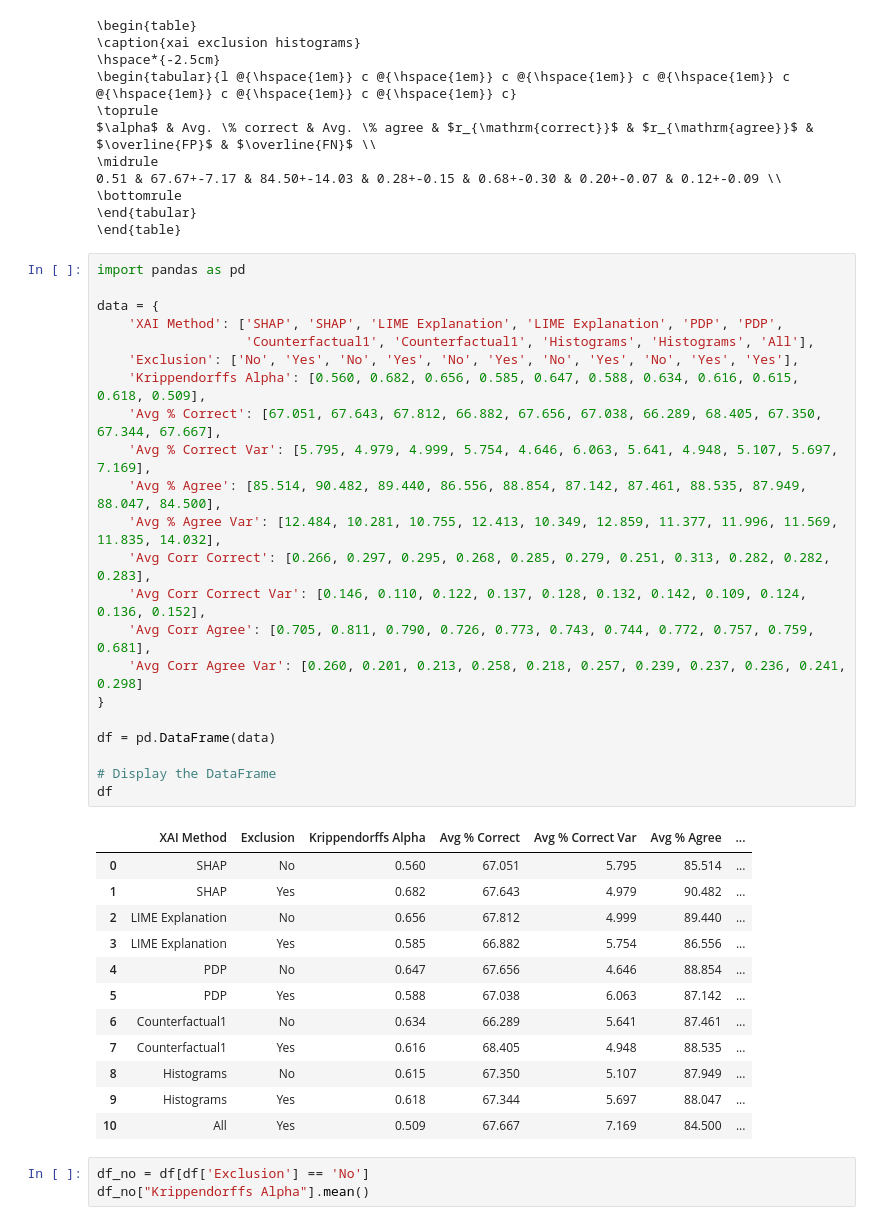
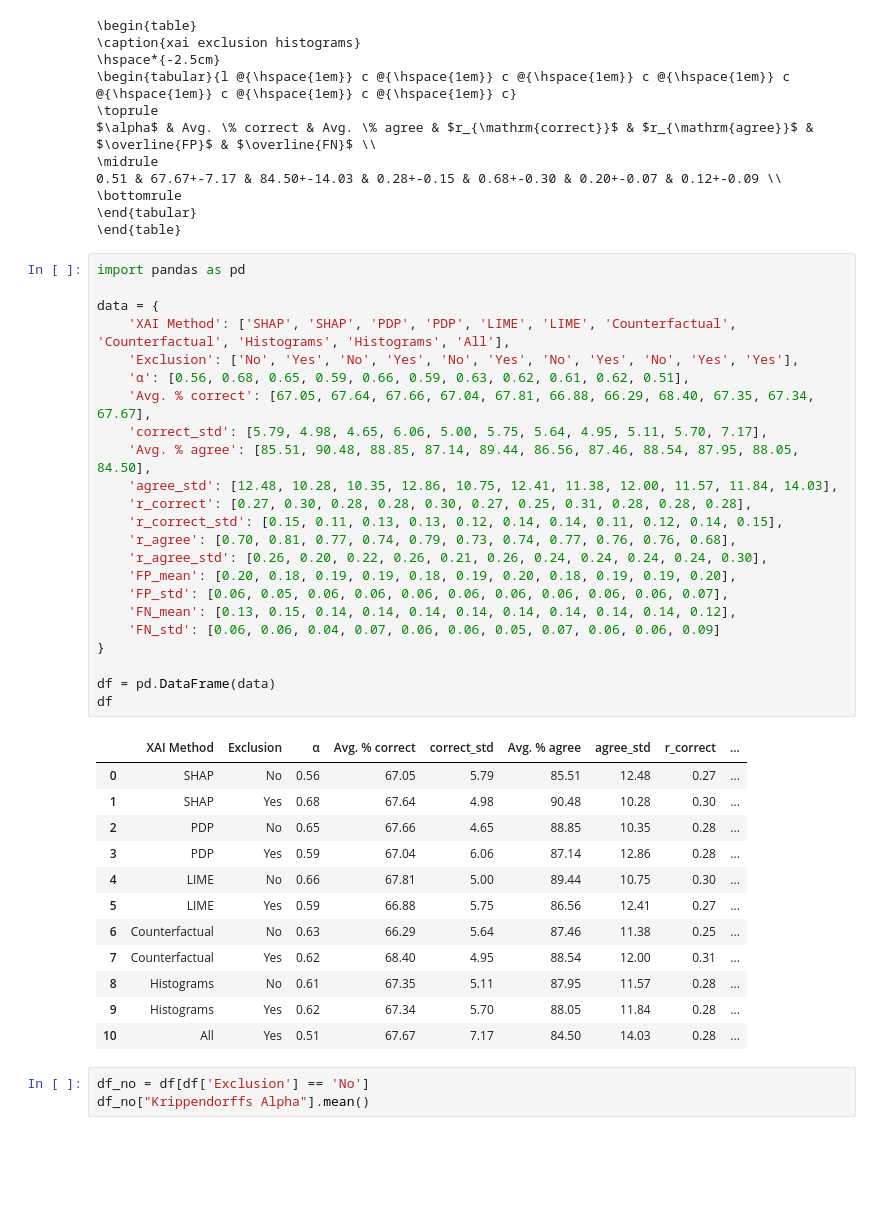
Before and after one commit to finnschwall/rixeval, a Jupyter notebook: jupyter/data_new.ipynb, the cells around one changed output. Cells and saved outputs as stored; diff of their text form; blank space fills up the shorter version.

```diff
--- a/jupyter/data_new.ipynb
+++ b/jupyter/data_new.ipynb
@@ -150,38 +150,39 @@ $\alpha$ & Avg. \% correct & Avg. \% agree & $r_{\mathrm{correct}}$ & $r_{\mathr
 # %%
 import pandas as pd
 
 data = {
-    'XAI Method': ['SHAP', 'SHAP', 'LIME Explanation', 'LIME Explanation', 'PDP', 'PDP',
-                   'Counterfactual1', 'Counterfactual1', 'Histograms', 'Histograms', 'All'],
+    'XAI Method': ['SHAP', 'SHAP', 'PDP', 'PDP', 'LIME', 'LIME', 'Counterfactual', 'Counterfactual', 'Histograms', 'Histograms', 'All'],
     'Exclusion': ['No', 'Yes', 'No', 'Yes', 'No', 'Yes', 'No', 'Yes', 'No', 'Yes', 'Yes'],
-    'Krippendorffs Alpha': [0.560, 0.682, 0.656, 0.585, 0.647, 0.588, 0.634, 0.616, 0.615, 0.618, 0.509],
-    'Avg % Correct': [67.051, 67.643, 67.812, 66.882, 67.656, 67.038, 66.289, 68.405, 67.350, 67.344, 67.667],
-    'Avg % Correct Var': [5.795, 4.979, 4.999, 5.754, 4.646, 6.063, 5.641, 4.948, 5.107, 5.697, 7.169],
-    'Avg % Agree': [85.514, 90.482, 89.440, 86.556, 88.854, 87.142, 87.461, 88.535, 87.949, 88.047, 84.500],
-    'Avg % Agree Var': [12.484, 10.281, 10.755, 12.413, 10.349, 12.859, 11.377, 11.996, 11.569, 11.835, 14.032],
-    'Avg Corr Correct': [0.266, 0.297, 0.295, 0.268, 0.285, 0.279, 0.251, 0.313, 0.282, 0.282, 0.283],
-    'Avg Corr Correct Var': [0.146, 0.110, 0.122, 0.137, 0.128, 0.132, 0.142, 0.109, 0.124, 0.136, 0.152],
-    'Avg Corr Agree': [0.705, 0.811, 0.790, 0.726, 0.773, 0.743, 0.744, 0.772, 0.757, 0.759, 0.681],
-    'Avg Corr Agree Var': [0.260, 0.201, 0.213, 0.258, 0.218, 0.257, 0.239, 0.237, 0.236, 0.241, 0.298]
+    'α': [0.56, 0.68, 0.65, 0.59, 0.66, 0.59, 0.63, 0.62, 0.61, 0.62, 0.51],
+    'Avg. % correct': [67.05, 67.64, 67.66, 67.04, 67.81, 66.88, 66.29, 68.40, 67.35, 67.34, 67.67],
+    'correct_std': [5.79, 4.98, 4.65, 6.06, 5.00, 5.75, 5.64, 4.95, 5.11, 5.70, 7.17],
+    'Avg. % agree': [85.51, 90.48, 88.85, 87.14, 89.44, 86.56, 87.46, 88.54, 87.95, 88.05, 84.50],
+    'agree_std': [12.48, 10.28, 10.35, 12.86, 10.75, 12.41, 11.38, 12.00, 11.57, 11.84, 14.03],
+    'r_correct': [0.27, 0.30, 0.28, 0.28, 0.30, 0.27, 0.25, 0.31, 0.28, 0.28, 0.28],
+    'r_correct_std': [0.15, 0.11, 0.13, 0.13, 0.12, 0.14, 0.14, 0.11, 0.12, 0.14, 0.15],
+    'r_agree': [0.70, 0.81, 0.77, 0.74, 0.79, 0.73, 0.74, 0.77, 0.76, 0.76, 0.68],
+    'r_agree_std': [0.26, 0.20, 0.22, 0.26, 0.21, 0.26, 0.24, 0.24, 0.24, 0.24, 0.30],
+    'FP_mean': [0.20, 0.18, 0.19, 0.19, 0.18, 0.19, 0.20, 0.18, 0.19, 0.19, 0.20],
+    'FP_std': [0.06, 0.05, 0.06, 0.06, 0.06, 0.06, 0.06, 0.06, 0.06, 0.06, 0.07],
+    'FN_mean': [0.13, 0.15, 0.14, 0.14, 0.14, 0.14, 0.14, 0.14, 0.14, 0.14, 0.12],
+    'FN_std': [0.06, 0.06, 0.04, 0.07, 0.06, 0.06, 0.05, 0.07, 0.06, 0.06, 0.09]
 }
 
 df = pd.DataFrame(data)
-
-# Display the DataFrame
 df
 # %% [output]
-|  | XAI Method | Exclusion | Krippendorffs Alpha | Avg % Correct | Avg % Correct Var | Avg % Agree | ... |
-| 0 | SHAP | No | 0.560 | 67.051 | 5.795 | 85.514 | ... |
-| 1 | SHAP | Yes | 0.682 | 67.643 | 4.979 | 90.482 | ... |
-| 2 | LIME Explanation | No | 0.656 | 67.812 | 4.999 | 89.440 | ... |
-| 3 | LIME Explanation | Yes | 0.585 | 66.882 | 5.754 | 86.556 | ... |
-| 4 | PDP | No | 0.647 | 67.656 | 4.646 | 88.854 | ... |
-| 5 | PDP | Yes | 0.588 | 67.038 | 6.063 | 87.142 | ... |
-| 6 | Counterfactual1 | No | 0.634 | 66.289 | 5.641 | 87.461 | ... |
-| 7 | Counterfactual1 | Yes | 0.616 | 68.405 | 4.948 | 88.535 | ... |
-| 8 | Histograms | No | 0.615 | 67.350 | 5.107 | 87.949 | ... |
-| 9 | Histograms | Yes | 0.618 | 67.344 | 5.697 | 88.047 | ... |
-| 10 | All | Yes | 0.509 | 67.667 | 7.169 | 84.500 | ... |
+|  | XAI Method | Exclusion | α | Avg. % correct | correct_std | Avg. % agree | agree_std | r_correct | ... |
+| 0 | SHAP | No | 0.56 | 67.05 | 5.79 | 85.51 | 12.48 | 0.27 | ... |
+| 1 | SHAP | Yes | 0.68 | 67.64 | 4.98 | 90.48 | 10.28 | 0.30 | ... |
+| 2 | PDP | No | 0.65 | 67.66 | 4.65 | 88.85 | 10.35 | 0.28 | ... |
+| 3 | PDP | Yes | 0.59 | 67.04 | 6.06 | 87.14 | 12.86 | 0.28 | ... |
+| 4 | LIME | No | 0.66 | 67.81 | 5.00 | 89.44 | 10.75 | 0.30 | ... |
+| 5 | LIME | Yes | 0.59 | 66.88 | 5.75 | 86.56 | 12.41 | 0.27 | ... |
+| 6 | Counterfactual | No | 0.63 | 66.29 | 5.64 | 87.46 | 11.38 | 0.25 | ... |
+| 7 | Counterfactual | Yes | 0.62 | 68.40 | 4.95 | 88.54 | 12.00 | 0.31 | ... |
+| 8 | Histograms | No | 0.61 | 67.35 | 5.11 | 87.95 | 11.57 | 0.28 | ... |
+| 9 | Histograms | Yes | 0.62 | 67.34 | 5.70 | 88.05 | 11.84 | 0.28 | ... |
+| 10 | All | Yes | 0.51 | 67.67 | 7.17 | 84.50 | 14.03 | 0.28 | ... |
 # %%
 df_no = df[df['Exclusion'] == 'No']
 df_no["Krippendorffs Alpha"].mean()
```
Also changed, not shown: 28 other files.
